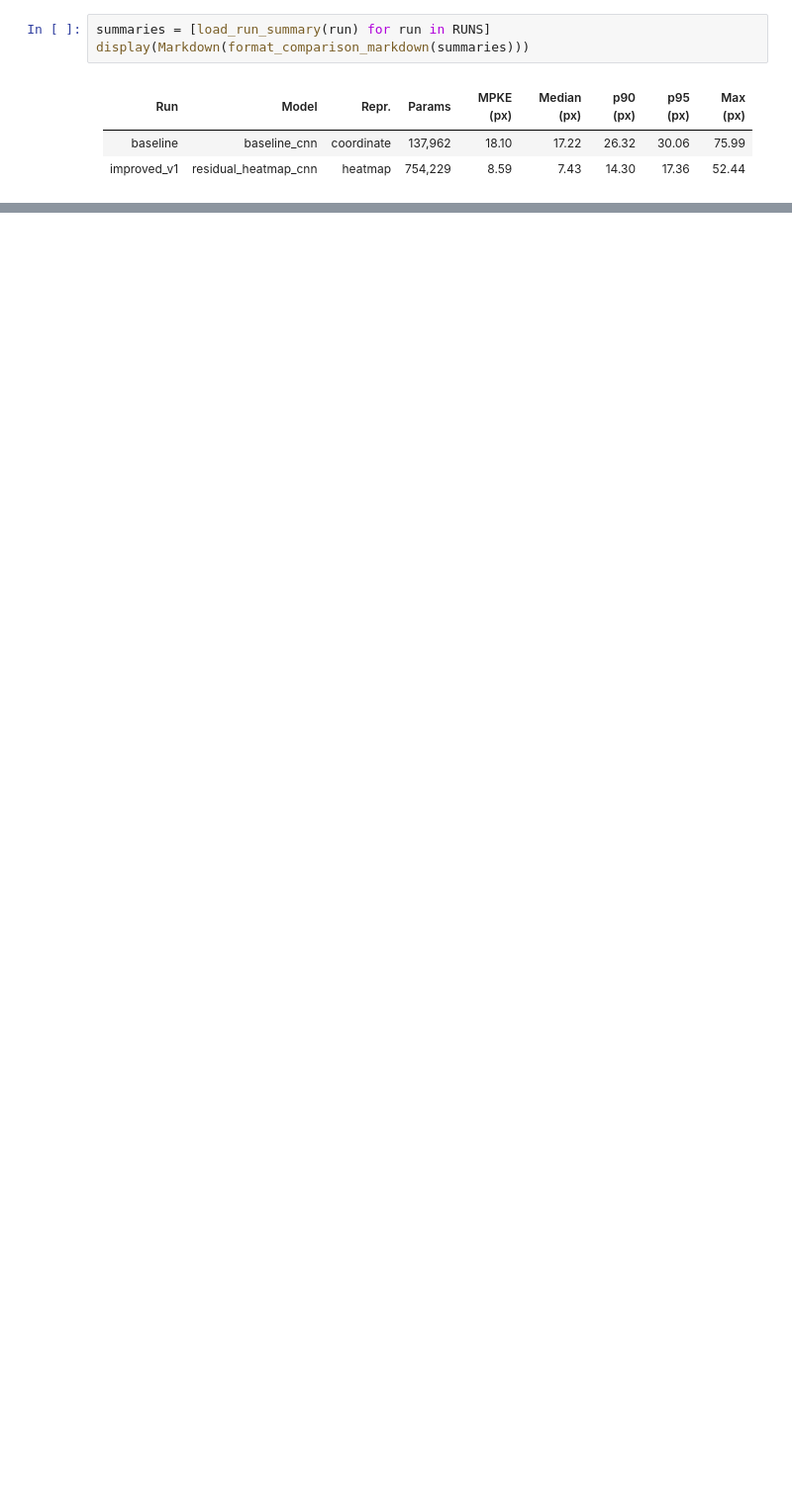
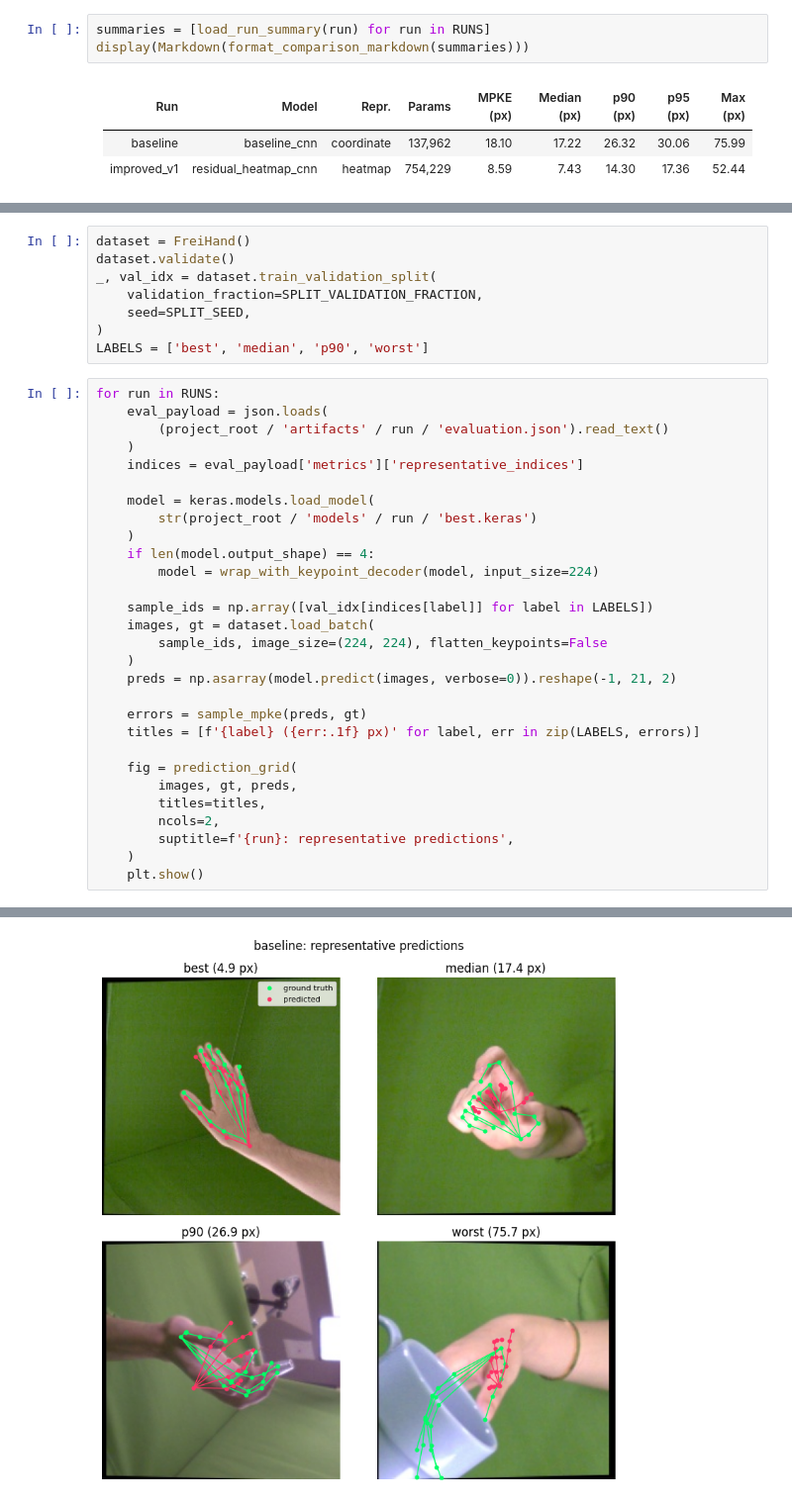
Before and after one commit to VictorJohansen/hand-pose-estimation, a Jupyter notebook: notebooks/compare_runs.ipynb, the cells around one changed output, grey strips where cells are left out. Shown at 99% size. Saved outputs shown, nothing was run; the diff lists cells and outputs as text; blank space fills up the shorter version.

```diff
--- a/notebooks/compare_runs.ipynb
+++ b/notebooks/compare_runs.ipynb
@@ -83,0 +109,38 @@ display(Markdown(format_comparison_markdown(summaries)))
+# %%
+dataset = FreiHand()
+dataset.validate()
+_, val_idx = dataset.train_validation_split(
+    validation_fraction=SPLIT_VALIDATION_FRACTION,
+    seed=SPLIT_SEED,
+)
+LABELS = ['best', 'median', 'p90', 'worst']
+# %%
+for run in RUNS:
+    eval_payload = json.loads(
+        (project_root / 'artifacts' / run / 'evaluation.json').read_text()
+    )
+    indices = eval_payload['metrics']['representative_indices']
+
+    model = keras.models.load_model(
+        str(project_root / 'models' / run / 'best.keras')
+    )
+    if len(model.output_shape) == 4:
+        model = wrap_with_keypoint_decoder(model, input_size=224)
+
+    sample_ids = np.array([val_idx[indices[label]] for label in LABELS])
+    images, gt = dataset.load_batch(
+        sample_ids, image_size=(224, 224), flatten_keypoints=False
+    )
+    preds = np.asarray(model.predict(images, verbose=0)).reshape(-1, 21, 2)
+
+    errors = sample_mpke(preds, gt)
+    titles = [f'{label} ({err:.1f} px)' for label, err in zip(LABELS, errors)]
+
+    fig = prediction_grid(
+        images, gt, preds,
+        titles=titles,
+        ncols=2,
+        suptitle=f'{run}: representative predictions',
+    )
+    plt.show()
+# %% [output]
@@ -83,0 +149 @@ display(Markdown(format_comparison_markdown(summaries)))
+[figure, added]
```
Also changed, not shown: parts of 6 cells of this notebook.
